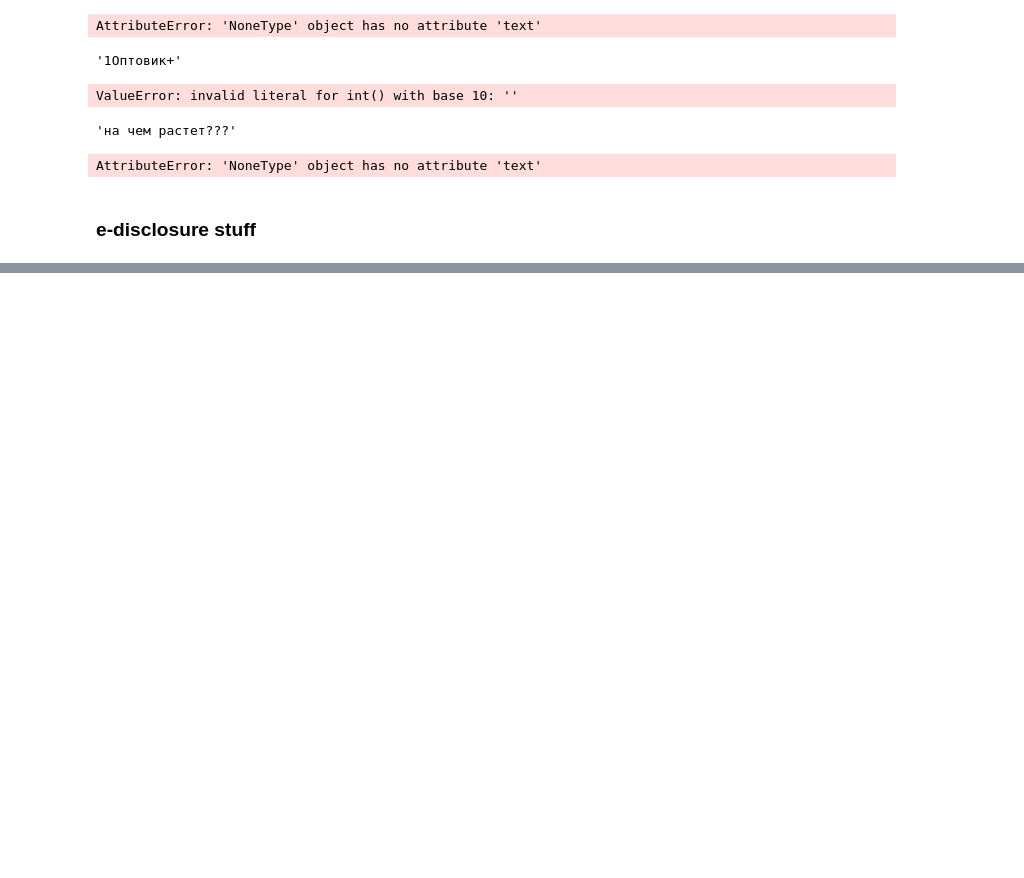
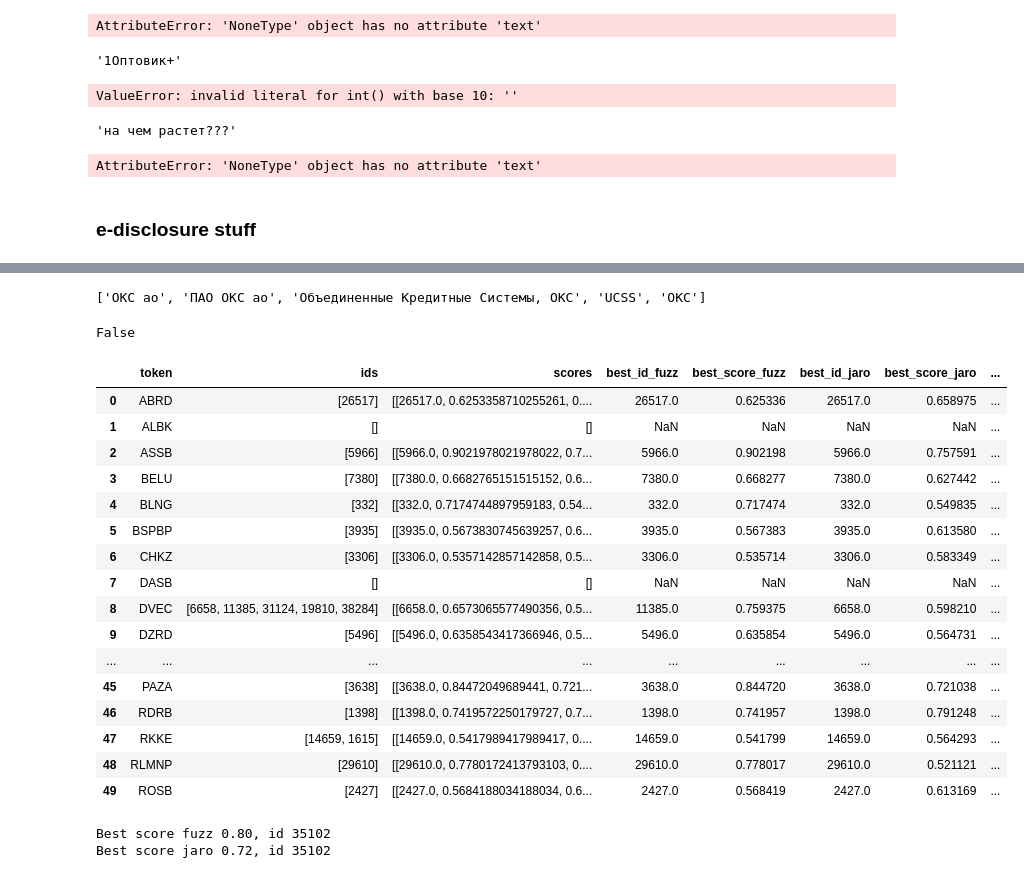
Before and after one commit to T1r3sh/pnd_project, a Jupyter notebook: notebooks/test.ipynb, the cells around one changed output, grey strips where cells are left out. Saved outputs shown, nothing was run; the diff lists cells and outputs as text; code cells hidden in the pictures; blank space fills up the shorter version.

Commit message:
All neccessary data collected. Time to model

```diff
--- a/notebooks/test.ipynb
+++ b/notebooks/test.ipynb
@@ -671,0 +807,3 @@ WebDriverError@chrome://remote/content/shared/webdriver/Errors.sys.mjs:189:5
+# %%
+todo_df = pd.read_parquet(os.path.join(datasets_folder_path, "temporal_data.parquet"))
+todo_df.sample(3)
@@ -671,0 +824,40 @@ WebDriverError@chrome://remote/content/shared/webdriver/Errors.sys.mjs:189:5
+# %%
+names = pd.Series(sn_df.set_index("token").loc["UCSS"]).explode().dropna().drop_duplicates().tolist()
+names
+# %% [output]
+['ОКС ао', 'ПАО ОКС ао', 'Объединенные Кредитные Системы, ОКС', 'UCSS', 'ОКС']
+# %%
+all([True, True, False])
+# %% [output]
+False
+# %%
+todo_df["stable"] = (todo_df['col1'].notna()) & (todo_df['col2'].notna()) & (todo_df['col3'].notna()) & (todo_df['col1'] == todo_df['col2']) & (todo_df['col2'] == todo_df['col3'])
+# %%
+todo_df.head(50)
+# %% [output]
+|  | token | ids | scores | best_id_fuzz | best_score_fuzz | best_id_jaro | best_score_jaro | ... |
+| 0 | ABRD | [26517] | [[26517.0, 0.6253358710255261, 0.... | 26517.0 | 0.625336 | 26517.0 | 0.658975 | ... |
+| 1 | ALBK | [] | [] | NaN | NaN | NaN | NaN | ... |
+| 2 | ASSB | [5966] | [[5966.0, 0.9021978021978022, 0.7... | 5966.0 | 0.902198 | 5966.0 | 0.757591 | ... |
+| 3 | BELU | [7380] | [[7380.0, 0.6682765151515152, 0.6... | 7380.0 | 0.668277 | 7380.0 | 0.627442 | ... |
+| 4 | BLNG | [332] | [[332.0, 0.7174744897959183, 0.54... | 332.0 | 0.717474 | 332.0 | 0.549835 | ... |
+| 5 | BSPBP | [3935] | [[3935.0, 0.5673830745639257, 0.6... | 3935.0 | 0.567383 | 3935.0 | 0.613580 | ... |
+| 6 | CHKZ | [3306] | [[3306.0, 0.5357142857142858, 0.5... | 3306.0 | 0.535714 | 3306.0 | 0.583349 | ... |
+| 7 | DASB | [] | [] | NaN | NaN | NaN | NaN | ... |
+| 8 | DVEC | [6658, 11385, 31124, 19810, 38284] | [[6658.0, 0.6573065577490356, 0.5... | 11385.0 | 0.759375 | 6658.0 | 0.598210 | ... |
+| 9 | DZRD | [5496] | [[5496.0, 0.6358543417366946, 0.5... | 5496.0 | 0.635854 | 5496.0 | 0.564731 | ... |
+| ... | ... | ... | ... | ... | ... | ... | ... | ... |
+| 45 | PAZA | [3638] | [[3638.0, 0.84472049689441, 0.721... | 3638.0 | 0.844720 | 3638.0 | 0.721038 | ... |
+| 46 | RDRB | [1398] | [[1398.0, 0.7419572250179727, 0.7... | 1398.0 | 0.741957 | 1398.0 | 0.791248 | ... |
+| 47 | RKKE | [14659, 1615] | [[14659.0, 0.5417989417989417, 0.... | 14659.0 | 0.541799 | 14659.0 | 0.564293 | ... |
+| 48 | RLMNP | [29610] | [[29610.0, 0.7780172413793103, 0.... | 29610.0 | 0.778017 | 29610.0 | 0.521121 | ... |
+| 49 | ROSB | [2427] | [[2427.0, 0.5684188034188034, 0.6... | 2427.0 | 0.568419 | 2427.0 | 0.613169 | ... |
+# %%
+scoring_res = company_similarity_check(ptids)
+scoring_res.sort(key=lambda x: x[1], reverse=True)
+print("Best score fuzz {:.2f}, id {}".format(scoring_res[0][1], scoring_res[0][0]))
+scoring_res.sort(key=lambda x: x[-1], reverse=True)
+print("Best score jaro {:.2f}, id {}".format(scoring_res[0][2], scoring_res[0][0]))
+# %% [output]
+Best score fuzz 0.80, id 35102
+Best score jaro 0.72, id 35102
```
Also changed, not shown: parts of 57 cells of this notebook, 5 other files.
